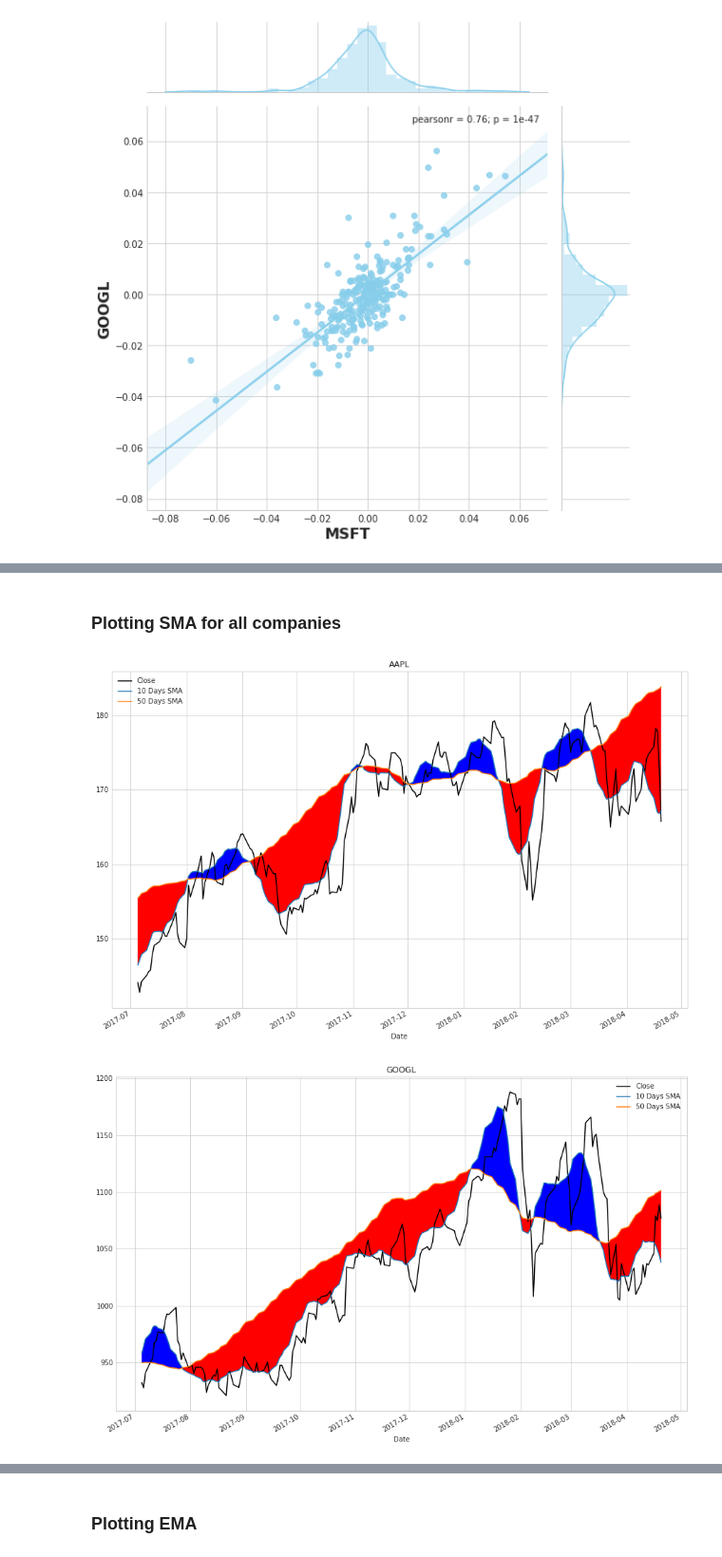
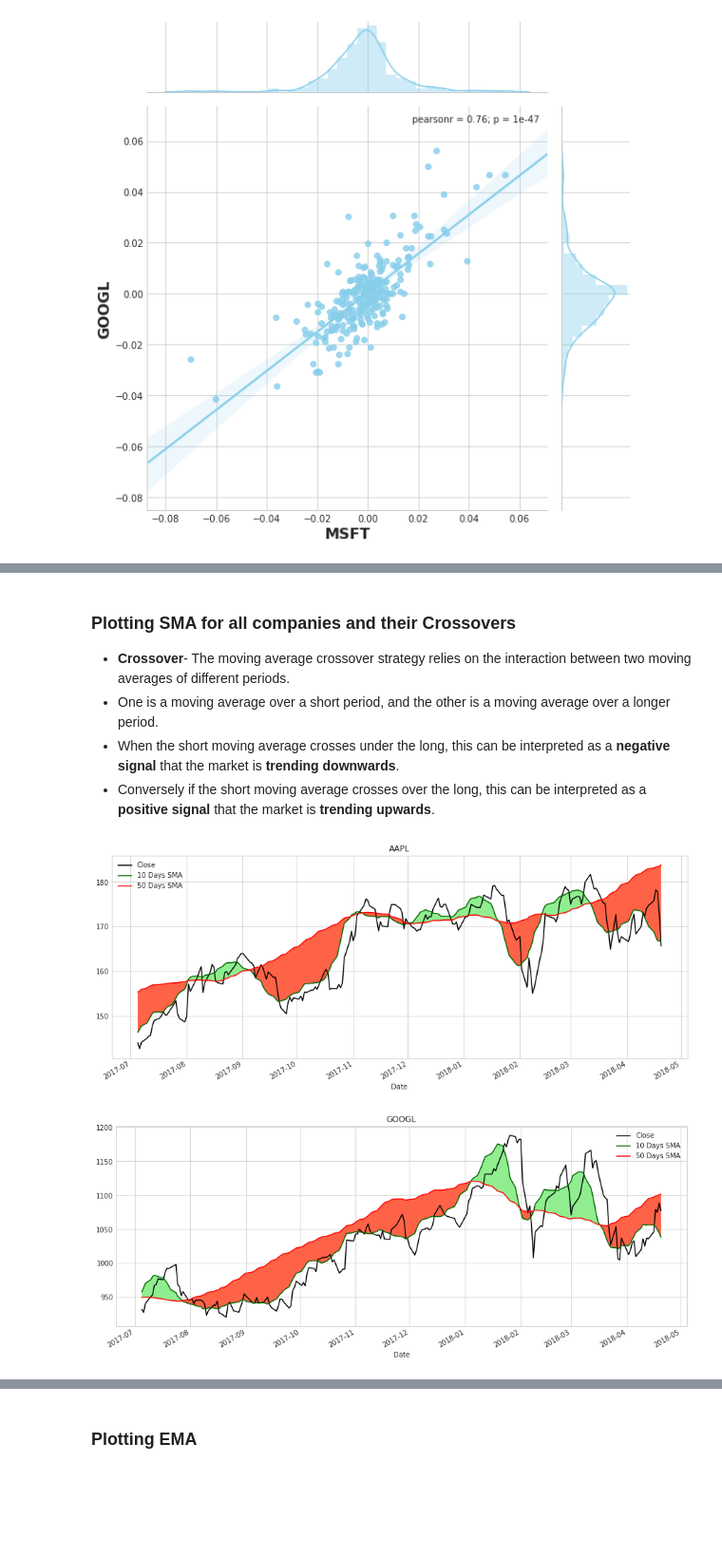
Before and after one commit to abhie-lp/FINANCE_PROJECT, a Jupyter notebook: Code.ipynb, the cells around one changed output, grey strips where cells are left out. Shown at 95% size. Cells and saved outputs as stored; diff of their text form; code cells hidden in the pictures; blank space fills up the shorter version.

```diff
--- a/Code.ipynb
+++ b/Code.ipynb
@@ -278,10 +280,10 @@ So now lets plot the graphs b/w all the companies.
 # %%
 pair = ["MSFT", "AAPL", "GOOGL"]
 for i in range(3):
-    h = sns.jointplot(daily_returns[company_code[i]], daily_returns[pair[i]], daily_returns ,kind='scatter',color='blue', size=8)
-    h.set_axis_labels(company_code[i], pair[i], fontsize=16, fontweight="bold")
-    h = sns.jointplot(daily_returns[company_code[i]], daily_returns[pair[i]],daily_returns, kind='reg', size=8, color='skyblue')
-    h.set_axis_labels(company_code[i], pair[i], fontsize=16, fontweight="bold")
+    h = sns.jointplot(daily_returns[abbr[i]], daily_returns[pair[i]], daily_returns ,kind='scatter',color='blue', size=8)
+    h.set_axis_labels(abbr[i], pair[i], fontsize=16, fontweight="bold")
+    h = sns.jointplot(daily_returns[abbr[i]], daily_returns[pair[i]],daily_returns, kind='reg', size=8, color='skyblue')
+    h.set_axis_labels(abbr[i], pair[i], fontsize=16, fontweight="bold")
 # %% [output]
 [figure]
 [figure]
@@ -296,21 +303,25 @@ From all of the above graphs we can see that all the companies are correlated wi
 # %%
-short_rolling = close_price.rolling(window=10).mean().dropna(how="any")      # SMA for 20 days
+sma_s = close_price.rolling(window=10).mean().dropna(how="any")      # SMA for 10 days
 # %%
-long_rolling = close_price.rolling(window=50).mean().dropna(how="any")     # SMA for 50 days
+sma_l = close_price.rolling(window=50).mean().dropna(how="any")     # SMA for 50 days
 # %%
-start = str(long_rolling.index[0]).split()[0]                               # Date to start plotting
+start = str(sma_l.index[0]).split()[0]                               # Date to start plotting
-# %% [markdown]
-### Plotting SMA for all companies
+# %% [markdown]
+### Plotting SMA for all companies and their Crossovers
+- <b>Crossover</b>- The moving average crossover strategy relies on the interaction between two moving averages of different periods.<br>
+ - One is a moving average over a short period, and the other is a moving average over a longer period.<br>
+ - When the short moving average crosses under the long, this can be interpreted as a <b>negative signal</b> that the market is <b>trending downwards</b>.<br>
+ - Conversely if the short moving average crosses over the long, this can be interpreted as a <b>positive signal</b> that the market is <b>trending upwards</b>.
 # %%
 for i in range(3):
-    close_price.loc[start:, company_code[i]].plot(x=close_price.loc[start:, company_code[i]].index, label="Close", color="black")
-    short_rolling.loc[start:, company_code[i]].plot(x=short_rolling.loc[start:, company_code[i]].index, label="10 Days SMA")
-    long_rolling.loc[start:, company_code[i]].plot(x=long_rolling.loc[start:, company_code[i]].index, label="50 Days SMA", figsize=(15, 10))
-    plt.fill_between(x=long_rolling.loc[start:, company_code[i]].index, y1=short_rolling.loc[start:, company_code[i]], y2=long_rolling.loc[start:, company_code[i]], where=long_rolling.loc[start:, company_code[i]] > short_rolling.loc[start:, company_code[i]], facecolor='red', interpolate=True)
-    plt.fill_between(x=long_rolling.loc[start:, company_code[i]].index, y1=short_rolling.loc[start:, company_code[i]], y2=long_rolling.loc[start:, company_code[i]], where=long_rolling.loc[start:, company_code[i]] < short_rolling.loc[start:, company_code[i]], facecolor='blue', interpolate=True)
-    plt.title(company_code[i])
+    close_price.loc[start:, abbr[i]].plot(x=close_price.loc[start:, abbr[i]].index, label="Close", color="black")
+    sma_s.loc[start:, abbr[i]].plot(x=sma_s.loc[start:, abbr[i]].index, label="10 Days SMA", color="darkgreen")
+    sma_l.loc[start:, abbr[i]].plot(x=sma_l.loc[start:, abbr[i]].index, label="50 Days SMA", figsize=(15, 6), color="red")
+    plt.fill_between(x=sma_l.loc[start:, abbr[i]].index, y1=sma_s.loc[start:, abbr[i]], y2=sma_l.loc[start:, abbr[i]], where=sma_l.loc[start:, abbr[i]] > sma_s.loc[start:, abbr[i]], facecolor='tomato', interpolate=True)
+    plt.fill_between(x=sma_l.loc[start:, abbr[i]].index, y1=sma_s.loc[start:, abbr[i]], y2=sma_l.loc[start:, abbr[i]], where=sma_l.loc[start:, abbr[i]] < sma_s.loc[start:, abbr[i]], facecolor='lightgreen', interpolate=True)
+    plt.title(abbr[i])
     plt.legend()
     plt.show()
 # %% [output]
-[figure, old version]
+[figure, new version]
-[figure, old version]
+[figure, new version]
```
Also changed, not shown: parts of 31 cells of this notebook.
